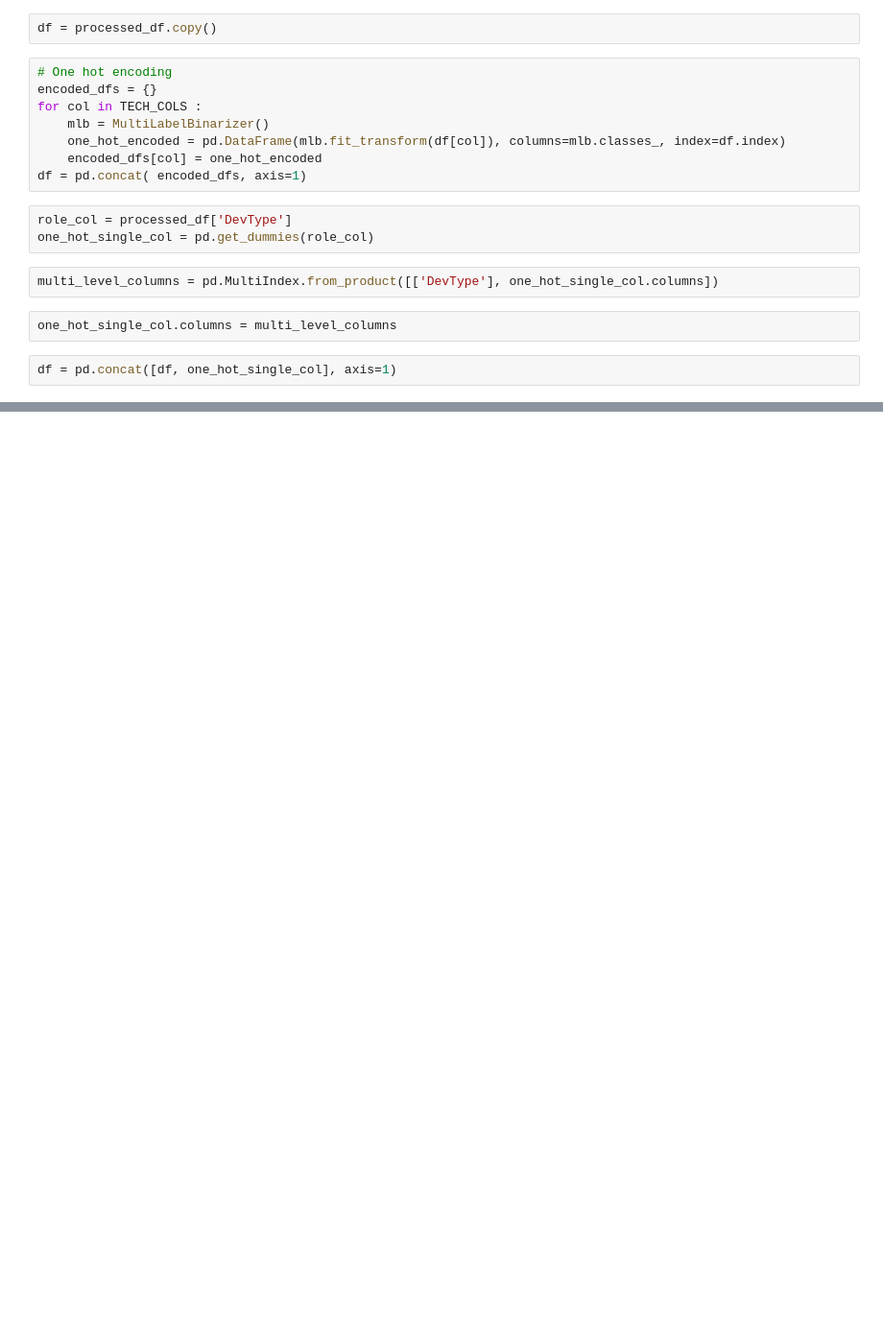
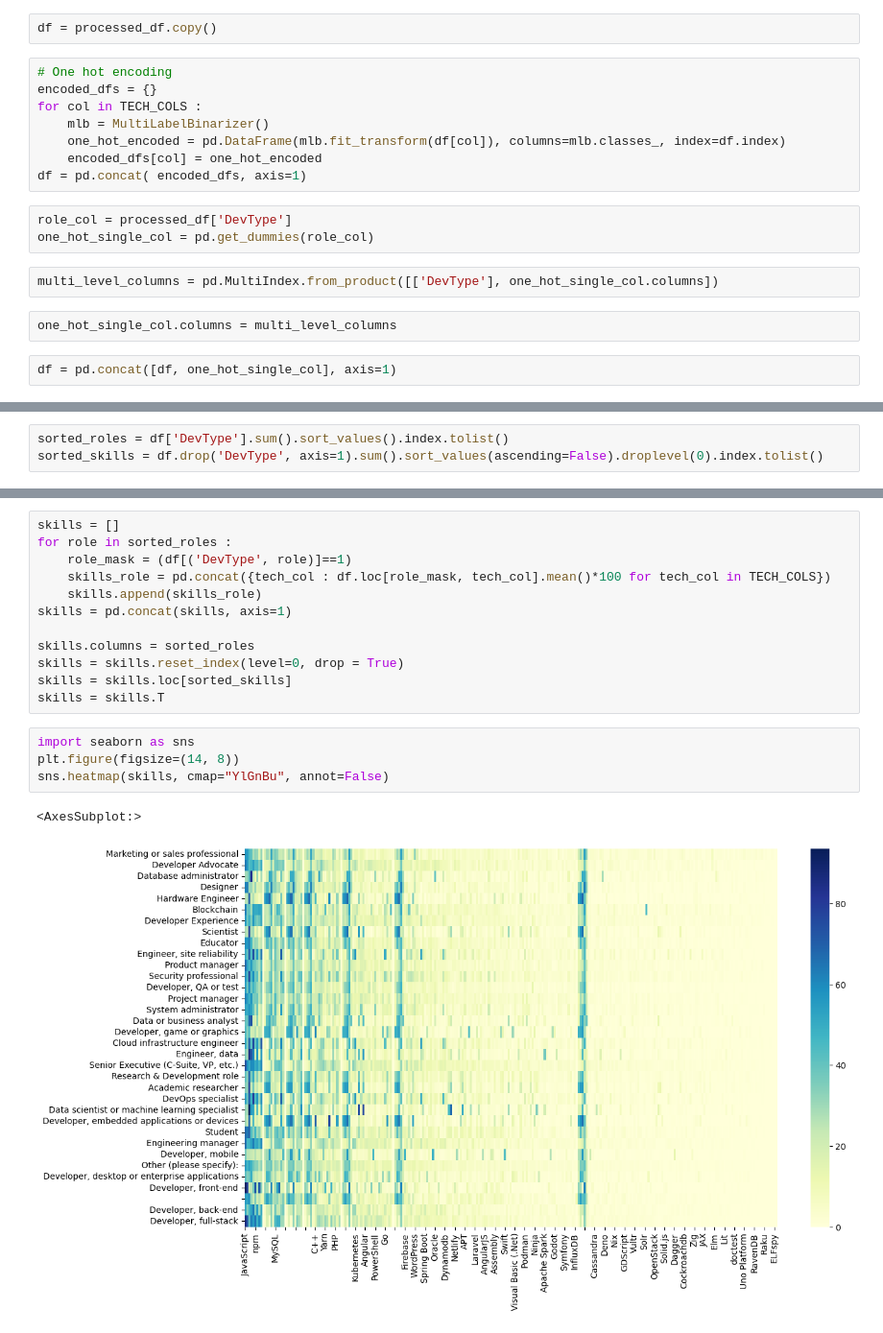
Before and after one commit to MuhamedGad/End2End-Projct, a Jupyter notebook: notebooks/03_Descriptive_Statistics.ipynb, the cells around one changed output, grey strips where cells are left out. Shown at 96% size. Saved outputs shown, nothing was run; the diff lists cells and outputs as text; blank space fills up the shorter version.

```diff
--- a/notebooks/03_Descriptive_Statistics.ipynb
+++ b/notebooks/03_Descriptive_Statistics.ipynb
@@ -68,0 +96,3 @@ skills_df.sum().reset_index()
+# %%
+sorted_roles = df['DevType'].sum().sort_values().index.tolist()
+sorted_skills = df.drop('DevType', axis=1).sum().sort_values(ascending=False).droplevel(0).index.tolist()
@@ -68,0 +121,19 @@ skills_df.sum().reset_index()
+# %%
+skills = []
+for role in sorted_roles :
+    role_mask = (df[('DevType', role)]==1)
+    skills_role = pd.concat({tech_col : df.loc[role_mask, tech_col].mean()*100 for tech_col in TECH_COLS})
+    skills.append(skills_role)
+skills = pd.concat(skills, axis=1)
+
+skills.columns = sorted_roles
+skills = skills.reset_index(level=0, drop = True)
+skills = skills.loc[sorted_skills]
+skills = skills.T
+# %%
+import seaborn as sns
+plt.figure(figsize=(14, 8))
+sns.heatmap(skills, cmap="YlGnBu", annot=False)
+# %% [output]
+<AxesSubplot:>
+[figure, added]
```
Also changed, not shown: parts of 10 cells of this notebook.
